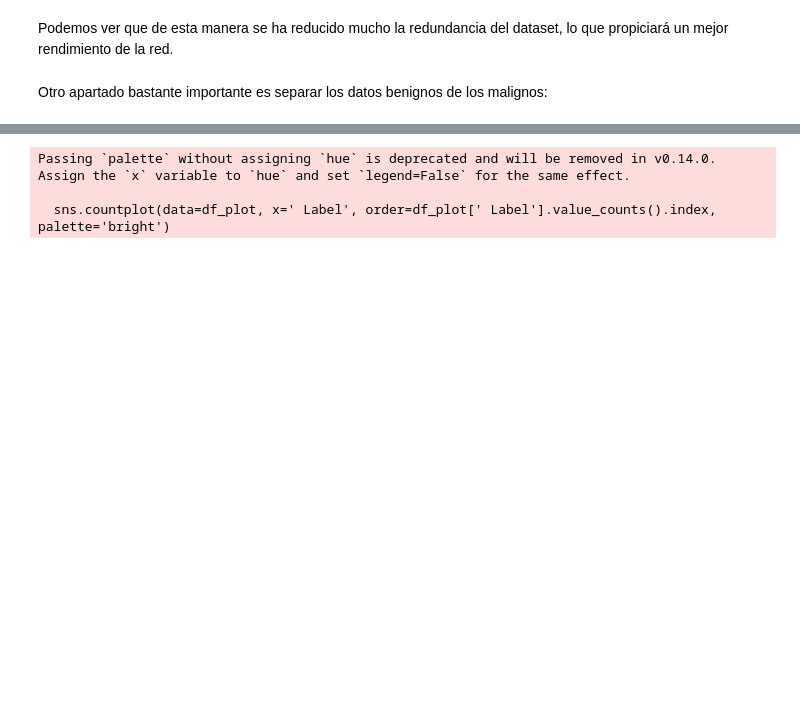
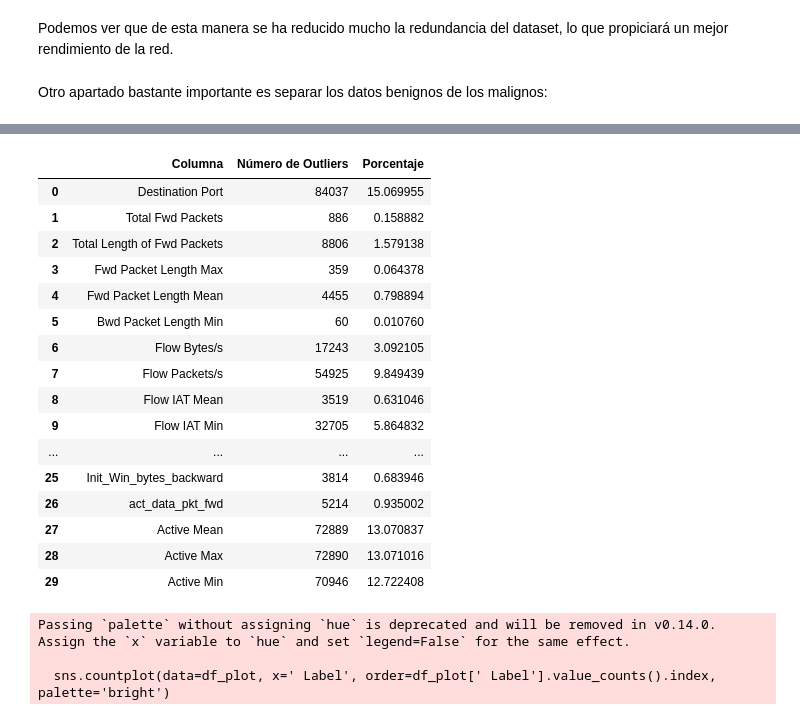
Before and after one commit to rnoguer22/AnomaliasTFG, a Jupyter notebook: code/anomalias.ipynb, the cells around one changed output, grey strips where cells are left out. Drawn from its saved outputs; the diff is of its cells as text; code cells hidden in the pictures; blank space fills up the shorter version.

```diff
--- a/code/anomalias.ipynb
+++ b/code/anomalias.ipynb
@@ -87,3 +171,24 @@ Porcentaje Malignos:  0.19699633629757277
+# %%
+df_outliers_malign = anomalias.get_outliers_df(df_malign)
+df_outliers_malign
+# %% [output]
+|  | Columna | Número de Outliers | Porcentaje |
+| 0 | Destination Port | 84037 | 15.069955 |
+| 1 | Total Fwd Packets | 886 | 0.158882 |
+| 2 | Total Length of Fwd Packets | 8806 | 1.579138 |
+| 3 | Fwd Packet Length Max | 359 | 0.064378 |
+| 4 | Fwd Packet Length Mean | 4455 | 0.798894 |
+| 5 | Bwd Packet Length Min | 60 | 0.010760 |
+| 6 | Flow Bytes/s | 17243 | 3.092105 |
+| 7 | Flow Packets/s | 54925 | 9.849439 |
+| 8 | Flow IAT Mean | 3519 | 0.631046 |
+| 9 | Flow IAT Min | 32705 | 5.864832 |
+| ... | ... | ... | ... |
+| 25 | Init_Win_bytes_backward | 3814 | 0.683946 |
+| 26 | act_data_pkt_fwd | 5214 | 0.935002 |
+| 27 | Active Mean | 72889 | 13.070837 |
+| 28 | Active Max | 72890 | 13.071016 |
+| 29 | Active Min | 70946 | 12.722408 |
 # %%
 anomalias.plot_class_distribution()
 # %% [output]
```
Also changed, not shown: parts of 17 cells of this notebook, 7 other files.
